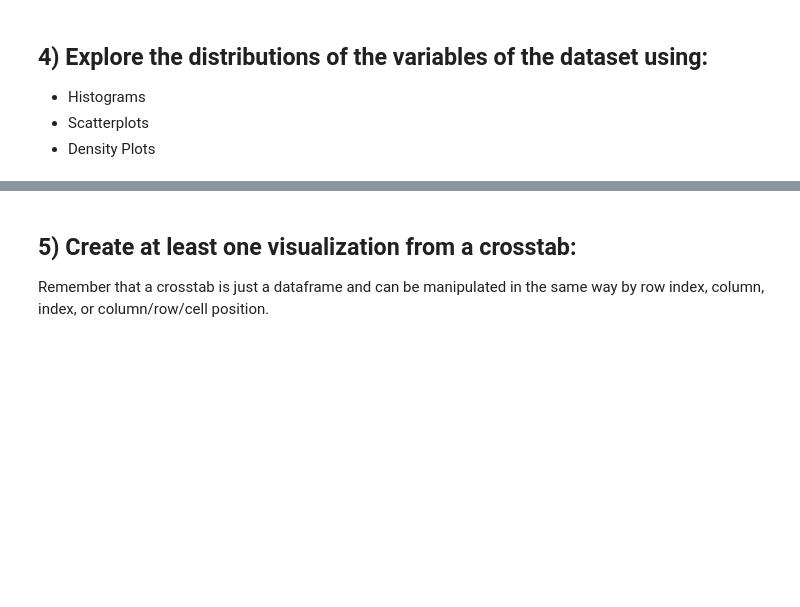
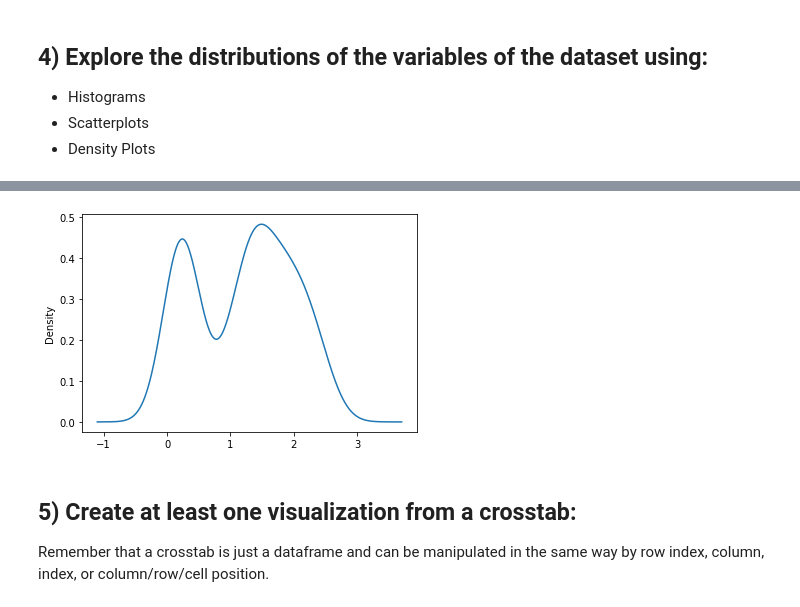
Before and after one commit to ranaharoonkhan/DS-Unit-1-Sprint-1-Data-Wrangling-and-Storytelling, a Jupyter notebook: module1-exploratory-data-analysis/LS_DS_111_Exploratory_Data_Analysis_Assignment.ipynb, the cells around one changed output, grey strips where cells are left out. Drawn from its saved outputs; the diff is of its cells as text; code cells hidden in the pictures; blank space fills up the shorter version.

```diff
--- a/module1-exploratory-data-analysis/LS_DS_111_Exploratory_Data_Analysis_Assignment.ipynb
+++ b/module1-exploratory-data-analysis/LS_DS_111_Exploratory_Data_Analysis_Assignment.ipynb
@@ -106,0 +95,6 @@ wines.head(5)
+# %%
+#uploading data from laptop
+
+#Header Variable
+name_header=['Sepal_length','Sepal_Width','Petal_lnght','Patel_width','Class']
+Iris = pd.read_csv('iris.data',header=None, names=name_header )
@@ -120,3 +204,8 @@ Take whichever of the above datasets has more categorical variables and use cros
+# %%
+#trying 2nd dataset
+Iris['Patel_width'].plot.density();
+# %% [output]
+[figure, added]
 # %% [markdown]
 ## 5) Create at least one visualization from a crosstab:
 
```
Also changed, not shown: parts of 20 cells of this notebook.
